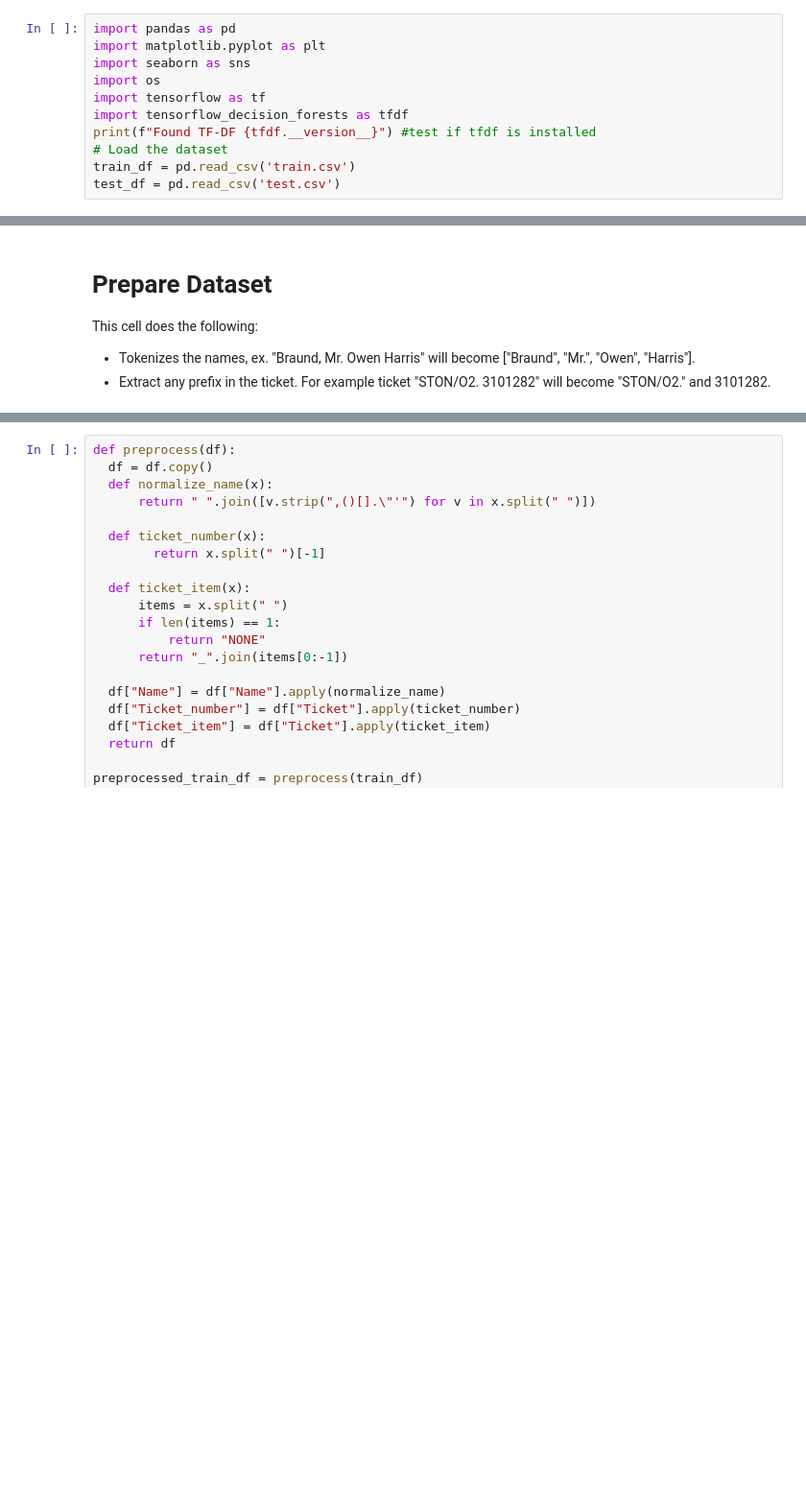
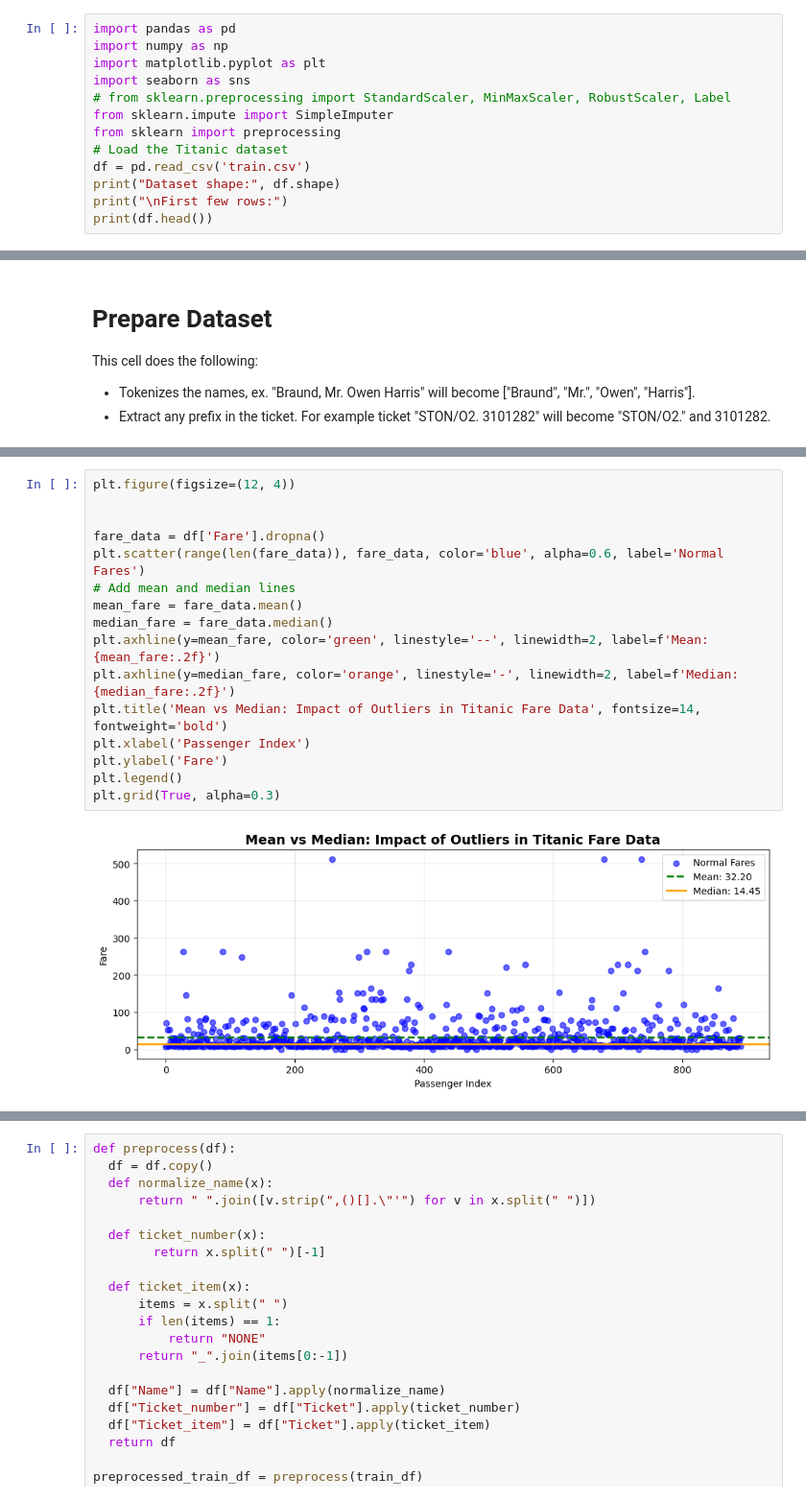
Before and after one commit to VJ501234/titanic-prediction, a Jupyter notebook: main.ipynb, the cells around one changed output, grey strips where cells are left out. Shown at 96% size. Cells and saved outputs as stored; diff of their text form; blank space fills up the shorter version.

Commit message:
Feat: Uses sklearn

```diff
--- a/main.ipynb
+++ b/main.ipynb
@@ -1,11 +1,13 @@
 # %%
 import pandas as pd
+import numpy as np
 import matplotlib.pyplot as plt
 import seaborn as sns
-import os
-import tensorflow as tf
-import tensorflow_decision_forests as tfdf
-print(f"Found TF-DF {tfdf.__version__}") #test if tfdf is installed
-# Load the dataset
-train_df = pd.read_csv('train.csv')
-test_df = pd.read_csv('test.csv')
+# from sklearn.preprocessing import StandardScaler, MinMaxScaler, RobustScaler, Label
+from sklearn.impute import SimpleImputer
+from sklearn import preprocessing
+# Load the Titanic dataset
+df = pd.read_csv('train.csv')
+print("Dataset shape:", df.shape)
+print("\nFirst few rows:")
+print(df.head())
@@ -17,0 +190,18 @@ This cell does the following:
+# %%
+plt.figure(figsize=(12, 4))
+
+
+fare_data = df['Fare'].dropna()
+plt.scatter(range(len(fare_data)), fare_data, color='blue', alpha=0.6, label='Normal Fares')
+# Add mean and median lines
+mean_fare = fare_data.mean()
+median_fare = fare_data.median()
+plt.axhline(y=mean_fare, color='green', linestyle='--', linewidth=2, label=f'Mean: {mean_fare:.2f}')
+plt.axhline(y=median_fare, color='orange', linestyle='-', linewidth=2, label=f'Median: {median_fare:.2f}')
+plt.title('Mean vs Median: Impact of Outliers in Titanic Fare Data', fontsize=14, fontweight='bold')
+plt.xlabel('Passenger Index')
+plt.ylabel('Fare')
+plt.legend()
+plt.grid(True, alpha=0.3)
+# %% [output]
+[figure, added]
```
Also changed, not shown: parts of 9 cells of this notebook.
